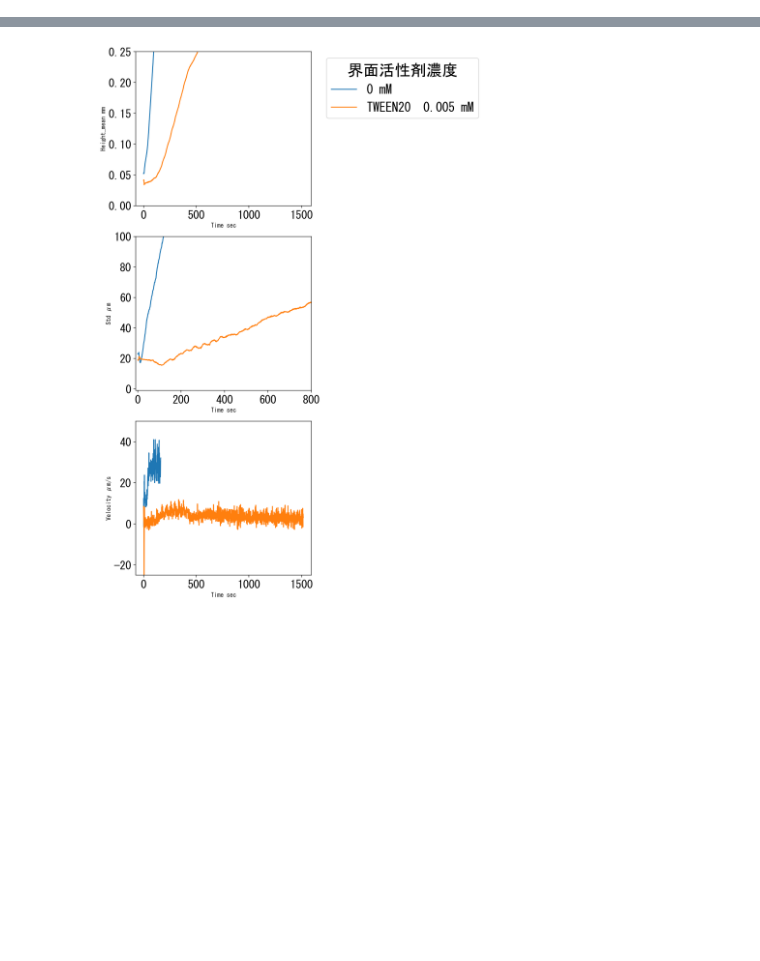
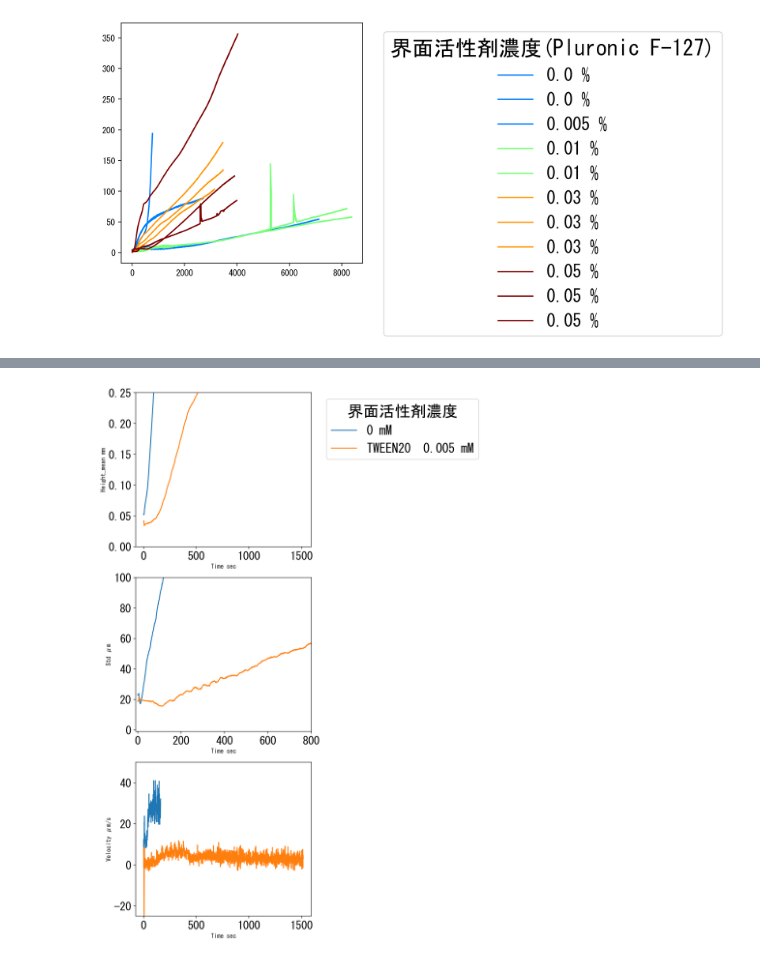
Before and after one commit to momoya-N/dendrite, a Jupyter notebook: movie_analisis/analisis_program/surface_groth/surface_groth_plot.ipynb, the cells around one changed output, grey strips where cells are left out. Drawn from its saved outputs; the diff is of its cells as text; code cells hidden in the pictures; blank space fills up the shorter version.

```diff
--- a/movie_analisis/analisis_program/surface_groth/surface_groth_plot.ipynb
+++ b/movie_analisis/analisis_program/surface_groth/surface_groth_plot.ipynb
@@ -82,0 +22,35 @@ SystemExit:
+# %%
+file_pluronic="D:/master_thesis_data/experiment_data/movie_data/movie_data/data_for_surface_groth/Pluronic-F127/"
+con_list=os.listdir(file_pluronic)
+con_list_float=[float(con.replace("%","")) for con in con_list]
+label_list=[f"{con_list_float[i]} %" for i in range(len(con_list_float))]
+plt.rcParams['font.family'] = "MS Gothic"
+# カラーマップを作成
+cmap_hist = cm.get_cmap('jet', 5)  # 'jet'カラーマップを5つの色で分割
+# 色を取得
+colors_hist = cmap_hist(np.linspace(0.2, 0.8, 5))
+fig , ax = plt.subplots(1,1,figsize=(5,5),dpi=200)
+for i_con,con in enumerate(con_list):
+    file_list=os.listdir(file_pluronic+con)
+    # fig , ax = plt.subplots(1,1,figsize=(5,5),dpi=200)
+    for file in file_list:
+        file_path=file_pluronic+con+"/"+file+"/"+file+"_surface_hight_data.csv"
+        hight_data=pd.read_csv(file_path,index_col=0)
+        time = hight_data.columns[1:].astype(float)
+        mean_data=hight_data.mean()[1:]
+        vel=np.gradient(mean_data,time)
+        std_data=hight_data.std()[1:]
+
+        #plot
+        # ax.plot(time,std_data,color=colors_hist[i_con])
+        # ax[0].plot(time,mean_data,color=colors_hist[i_con])
+        ax.plot(time,std_data,color=colors_hist[i_con],label=label_list[i_con])
+        # ax[2].plot(time,vel,color=colors_hist[i_con])
+        # ax[1].set_xlim(-10,1000)
+#     ax[0].plot(time,mean_data,color=colors_hist[i_con],label=label_list[i_con])
+# ax[0].legend(loc='upper left', bbox_to_anchor=(1.05, 1), title="界面活性剤濃度(Pluronic F-127)", fontsize=20, title_fontsize=25)
+ax.legend(loc='upper left', bbox_to_anchor=(1.05, 1), title="界面活性剤濃度(Pluronic F-127)", fontsize=20, title_fontsize=25)
+
+plt.show()
+# %% [output]
+[figure, added]
```
Also changed, not shown: parts of 3 cells of this notebook, 4 other files.
